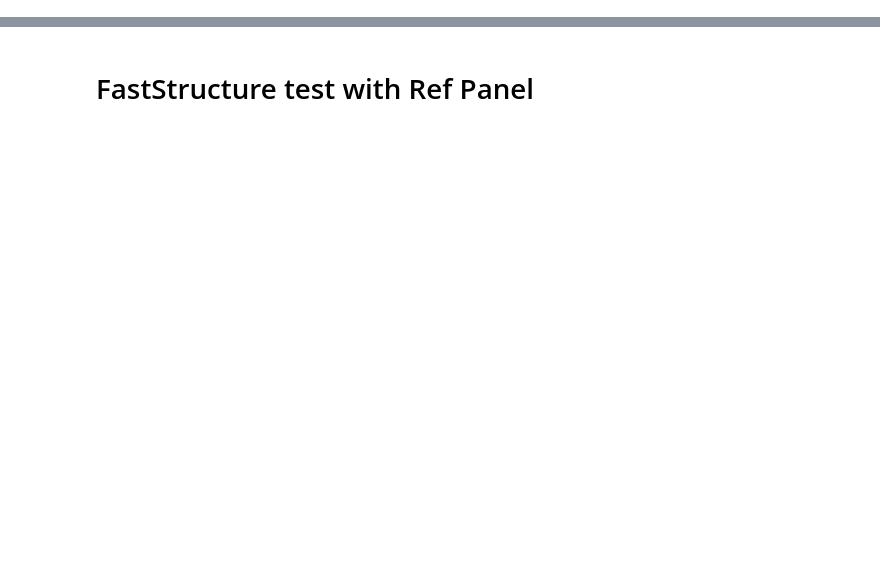
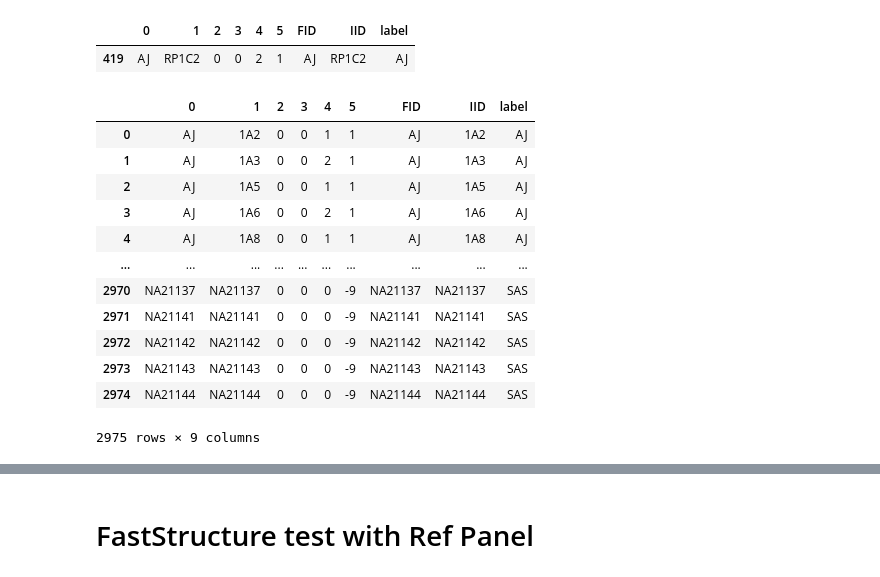
Before and after one commit to dvitale199/gp2_ref_panel_processing, a Jupyter notebook: ref_panel_processing.ipynb, the cells around one changed output, grey strips where cells are left out. Drawn from its saved outputs; the diff is of its cells as text; code cells hidden in the pictures; blank space fills up the shorter version.

```diff
--- a/ref_panel_processing.ipynb
+++ b/ref_panel_processing.ipynb
@@ -107,6 +256,24 @@ cmds = [plink_cmd1, plink_cmd2, plink_cmd3]
+# %%
+total_pruned_ref_df[total_pruned_ref_df[1] == 'RP1C2']
+# %% [output]
+|  | 0 | 1 | 2 | 3 | 4 | 5 | FID | IID | label |
+| 419 | AJ | RP1C2 | 0 | 0 | 2 | 1 | AJ | RP1C2 | AJ |
 # %%
-# now, merge ancestry with pruned ref panel to see how many in each ancestry group
-pruned_ref_fam = pd.read_csv(f'{ref_panel_final_prune}.fam', sep=' ', header=None)
-total_pruned_ref_df = pruned_ref_fam.merge(ancestry_final, how='left', left_on=[0,1], right_on=['FID','IID'])
-
-total_pruned_ref_df.label.value_counts()
+# pruned_ref_fam = pd.read_csv(f'{ref_panel_prune_final}.fam', sep=' ', header=None)
+# total_pruned_ref_df = pruned_ref_fam.merge(ancestry_final, how='left', left_on=[0,1], right_on=['FID','IID'])
+# total_pruned_ref_df.label.value_counts()
+# total_pruned_ref_df
+# %% [output]
+|  | 0 | 1 | 2 | 3 | 4 | 5 | FID | IID | label |
+| 0 | AJ | 1A2 | 0 | 0 | 1 | 1 | AJ | 1A2 | AJ |
+| 1 | AJ | 1A3 | 0 | 0 | 2 | 1 | AJ | 1A3 | AJ |
+| 2 | AJ | 1A5 | 0 | 0 | 1 | 1 | AJ | 1A5 | AJ |
+| 3 | AJ | 1A6 | 0 | 0 | 2 | 1 | AJ | 1A6 | AJ |
+| 4 | AJ | 1A8 | 0 | 0 | 1 | 1 | AJ | 1A8 | AJ |
+| ... | ... | ... | ... | ... | ... | ... | ... | ... | ... |
+| 2970 | NA21137 | NA21137 | 0 | 0 | 0 | -9 | NA21137 | NA21137 | SAS |
+| 2971 | NA21141 | NA21141 | 0 | 0 | 0 | -9 | NA21141 | NA21141 | SAS |
+| 2972 | NA21142 | NA21142 | 0 | 0 | 0 | -9 | NA21142 | NA21142 | SAS |
+| 2973 | NA21143 | NA21143 | 0 | 0 | 0 | -9 | NA21143 | NA21143 | SAS |
+| 2974 | NA21144 | NA21144 | 0 | 0 | 0 | -9 | NA21144 | NA21144 | SAS |
+2975 rows × 9 columns
```
Also changed, not shown: parts of 41 cells of this notebook.
